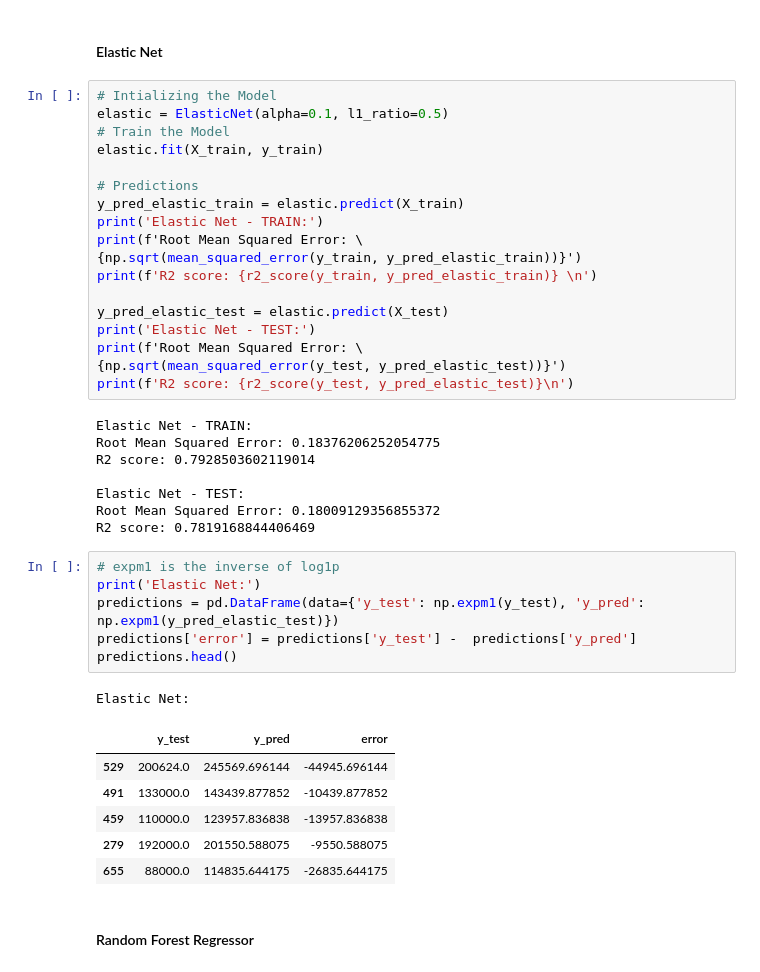
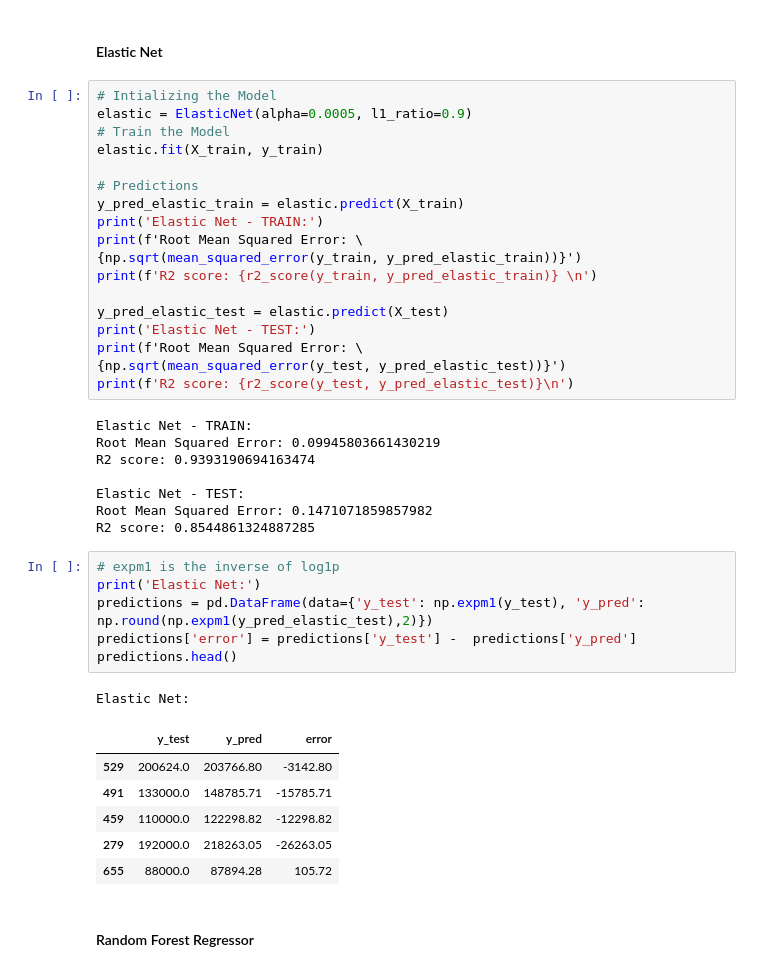
Before and after one commit to eRafaell/kaggle_house_prices_advanced_regression_techniques, a Jupyter notebook: house_prices_regression.ipynb, the cells around one changed output. Saved outputs shown, nothing was run; the diff lists cells and outputs as text.

```diff
--- a/house_prices_regression.ipynb
+++ b/house_prices_regression.ipynb
@@ -834,7 +834,7 @@ Ridge:
 #### Elastic Net
 # %%
 # Intializing the Model
-elastic = ElasticNet(alpha=0.1, l1_ratio=0.5)
+elastic = ElasticNet(alpha=0.0005, l1_ratio=0.9)
 # Train the Model
 elastic.fit(X_train, y_train)
 
@@ -852,26 +852,26 @@ print(f'Root Mean Squared Error: \
 print(f'R2 score: {r2_score(y_test, y_pred_elastic_test)}\n')
 # %% [output]
 Elastic Net - TRAIN:
-Root Mean Squared Error: 0.18376206252054775
-R2 score: 0.7928503602119014
+Root Mean Squared Error: 0.09945803661430219
+R2 score: 0.9393190694163474
 
 Elastic Net - TEST:
-Root Mean Squared Error: 0.18009129356855372
-R2 score: 0.7819168844406469
+Root Mean Squared Error: 0.1471071859857982
+R2 score: 0.8544861324887285
 # %%
 # expm1 is the inverse of log1p
 print('Elastic Net:')
-predictions = pd.DataFrame(data={'y_test': np.expm1(y_test), 'y_pred': np.expm1(y_pred_elastic_test)})
+predictions = pd.DataFrame(data={'y_test': np.expm1(y_test), 'y_pred': np.round(np.expm1(y_pred_elastic_test),2)})
 predictions['error'] = predictions['y_test'] -  predictions['y_pred']
 predictions.head()
 # %% [output]
 Elastic Net:
 |  | y_test | y_pred | error |
-| 529 | 200624.0 | 245569.696144 | -44945.696144 |
-| 491 | 133000.0 | 143439.877852 | -10439.877852 |
-| 459 | 110000.0 | 123957.836838 | -13957.836838 |
-| 279 | 192000.0 | 201550.588075 | -9550.588075 |
-| 655 | 88000.0 | 114835.644175 | -26835.644175 |
+| 529 | 200624.0 | 203766.80 | -3142.80 |
+| 491 | 133000.0 | 148785.71 | -15785.71 |
+| 459 | 110000.0 | 122298.82 | -12298.82 |
+| 279 | 192000.0 | 218263.05 | -26263.05 |
+| 655 | 88000.0 | 87894.28 | 105.72 |
 # %% [markdown]
 #### Random Forest Regressor
 # %%
```
Also changed, not shown: parts of 9 cells of this notebook.
